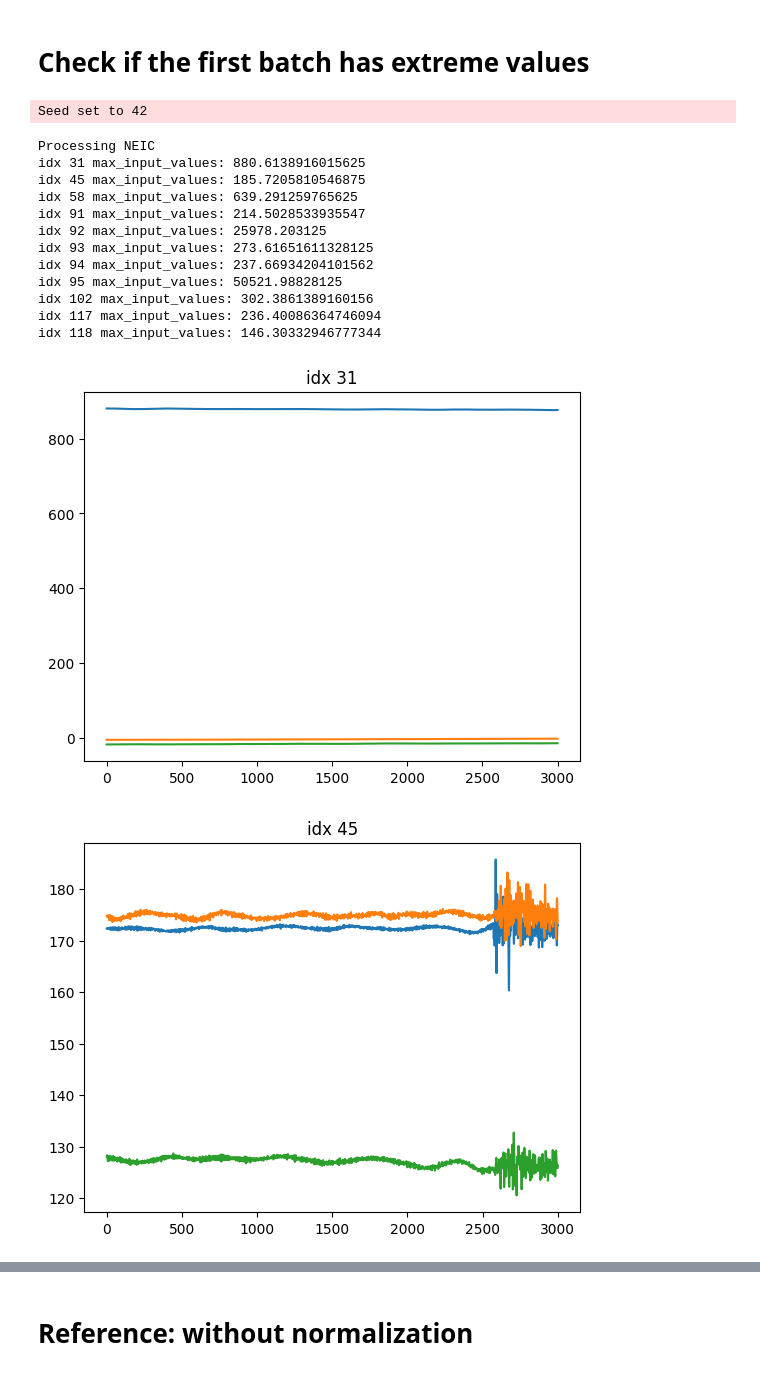
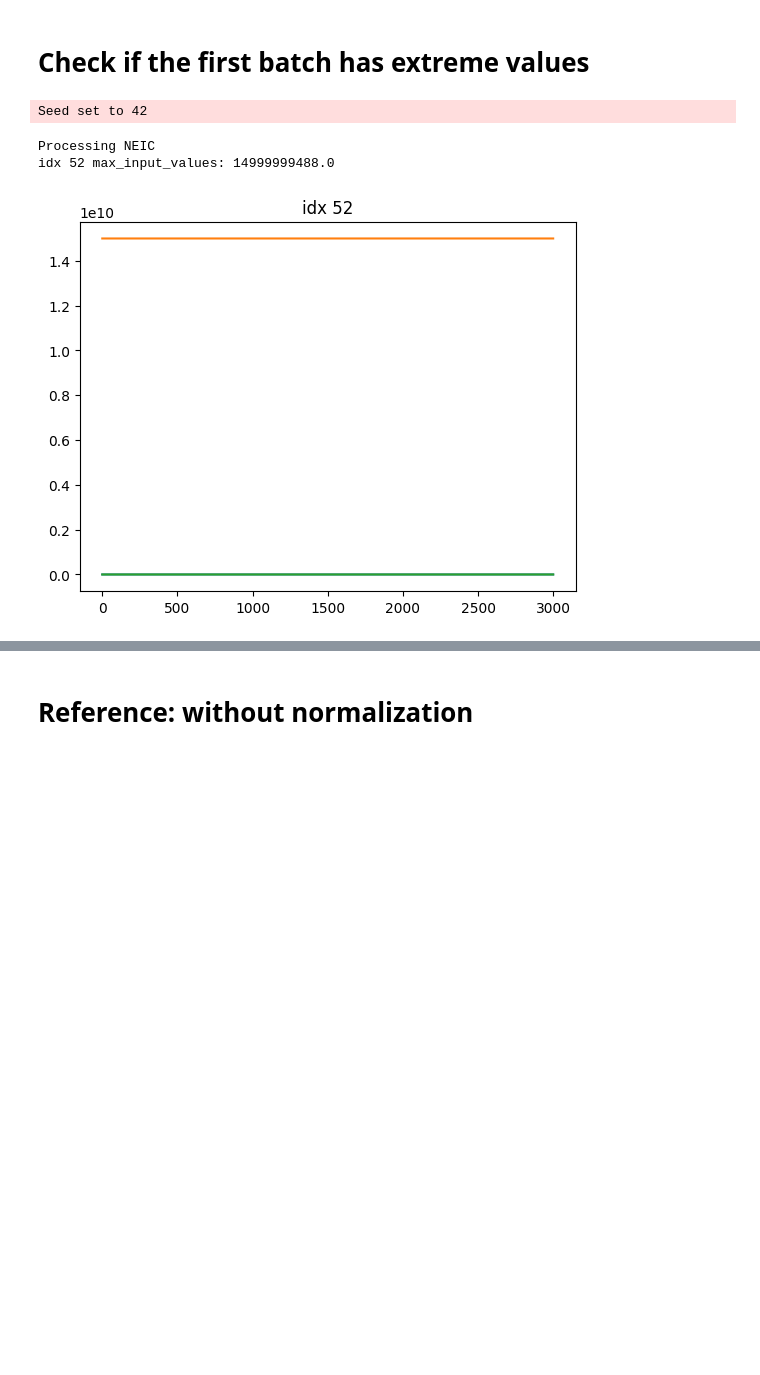
Before and after one commit to liutianlin0121/seisLM, a Jupyter notebook: notebooks/pretrain/extreme-value-std-norm.ipynb, the cells around one changed output, grey strips where cells are left out. Saved outputs shown, nothing was run; the diff lists cells and outputs as text; code cells hidden in the pictures; blank space fills up the shorter version.

```diff
--- a/notebooks/pretrain/extreme-value-std-norm.ipynb
+++ b/notebooks/pretrain/extreme-value-std-norm.ipynb
@@ -13,7 +13,7 @@ DEFAULT_NUM_WORKERS = 4
 
 
 def get_config():
-  config_path = '/scicore/home/dokman0000/liu0003/projects/seisLM/seisLM/configs/pretrain/pretrain_config_rmsnorm_std_nomean_reduce_codevectors_rope.json'
+  config_path = '/home/liu0003/Desktop/projects/seisLM/seisLM/configs/pretrain/pretrain_config_layernorm_std_small_batch_4_datasets_less_regularized.json'
   with open(config_path, "r", encoding="utf-8") as f:
     config = json.load(f)
   config = ml_collections.ConfigDict(config)
@@ -26,7 +26,6 @@ def get_config():
 # %% [markdown]
 # Check if the first batch has extreme values
 # %%
-
 data_name = 'NEIC'
 
 config = get_config()
@@ -43,44 +42,34 @@ data_collator = \
 
 
 print(f'Processing {data_name}')
 train_loader, dev_loader = dataloaders.prepare_seisbench_dataloaders(
   model=model,
   training_fraction=config.data_config.training_fraction,
   data_names=[data_name],
   batch_size=config.data_config.local_batch_size,
   num_workers=config.data_config.num_workers,
   prefetch_factor=config.data_config.prefetch_factor,
   collator=data_collator,
   cache=config.data_config.cache_dataset,
 )
 
 
 max_input_values = 0.0
-batch = next(iter(train_loader))
+# batch = next(iter(train_loader))
+batch = next(iter(dev_loader))
 input_values = batch['input_values']
 
 
 extreme_value_indices = []
 for idx in range(input_values.shape[0]):
   if input_values[idx].abs().max().item() > 100:
     extreme_value_indices.append(idx)
     print(f'idx {idx} max_input_values: {input_values[idx].abs().max().item()}')
     plt.figure()
     plt.plot(input_values[idx].T)
     plt.title(f'idx {idx}')
 # %% [output]
 Seed set to 42
 Processing NEIC
-idx 31 max_input_values: 880.6138916015625
-idx 45 max_input_values: 185.7205810546875
-idx 58 max_input_values: 639.291259765625
-idx 91 max_input_values: 214.5028533935547
-idx 92 max_input_values: 25978.203125
-idx 93 max_input_values: 273.61651611328125
-idx 94 max_input_values: 237.66934204101562
-idx 95 max_input_values: 50521.98828125
-idx 102 max_input_values: 302.3861389160156
-idx 117 max_input_values: 236.40086364746094
-idx 118 max_input_values: 146.30332946777344
+idx 52 max_input_values: 14999999488.0
-[figure, old version]
+[figure, new version]
-[figure, removed]
```
Also changed, not shown: parts of 1 cell of this notebook, 6 other files.
